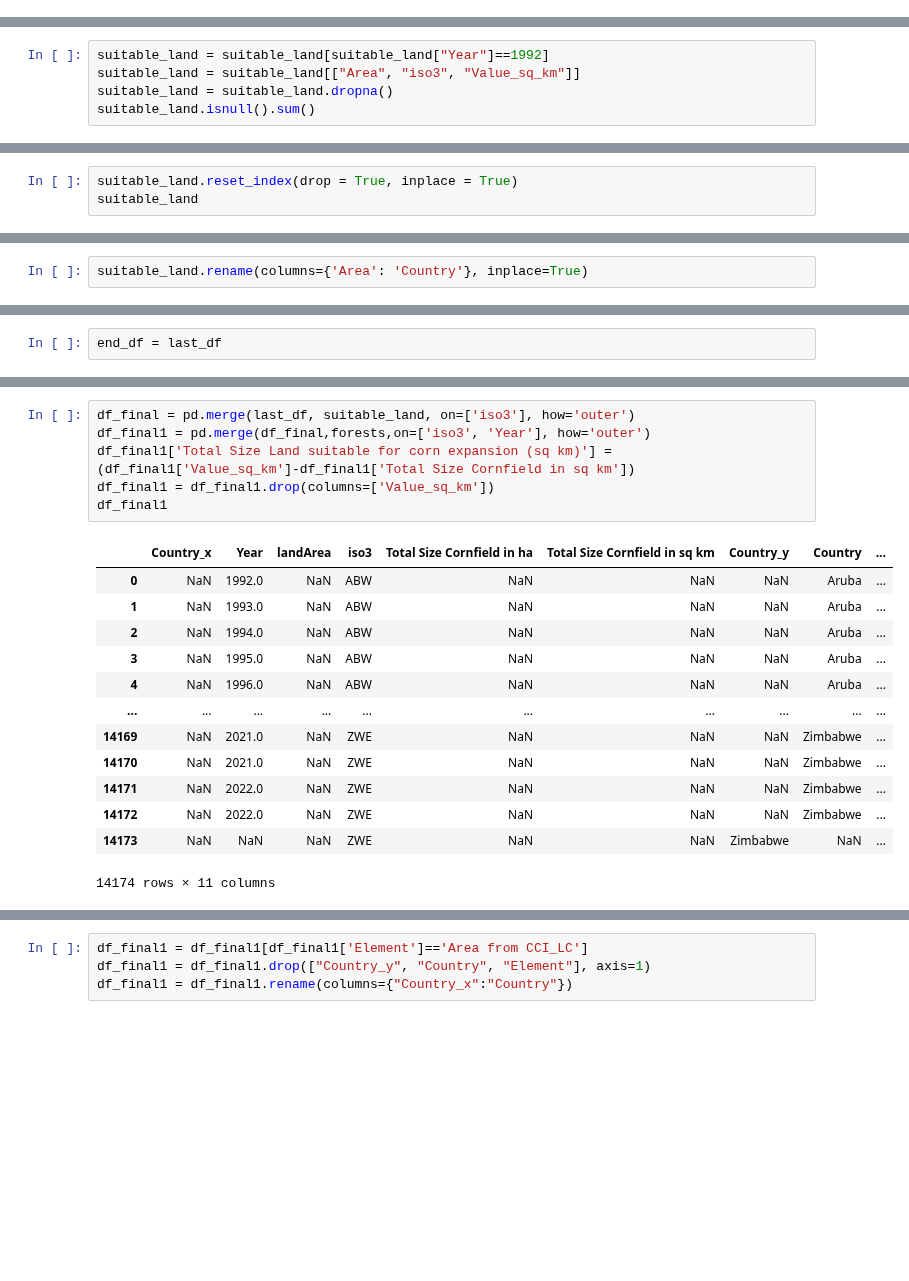
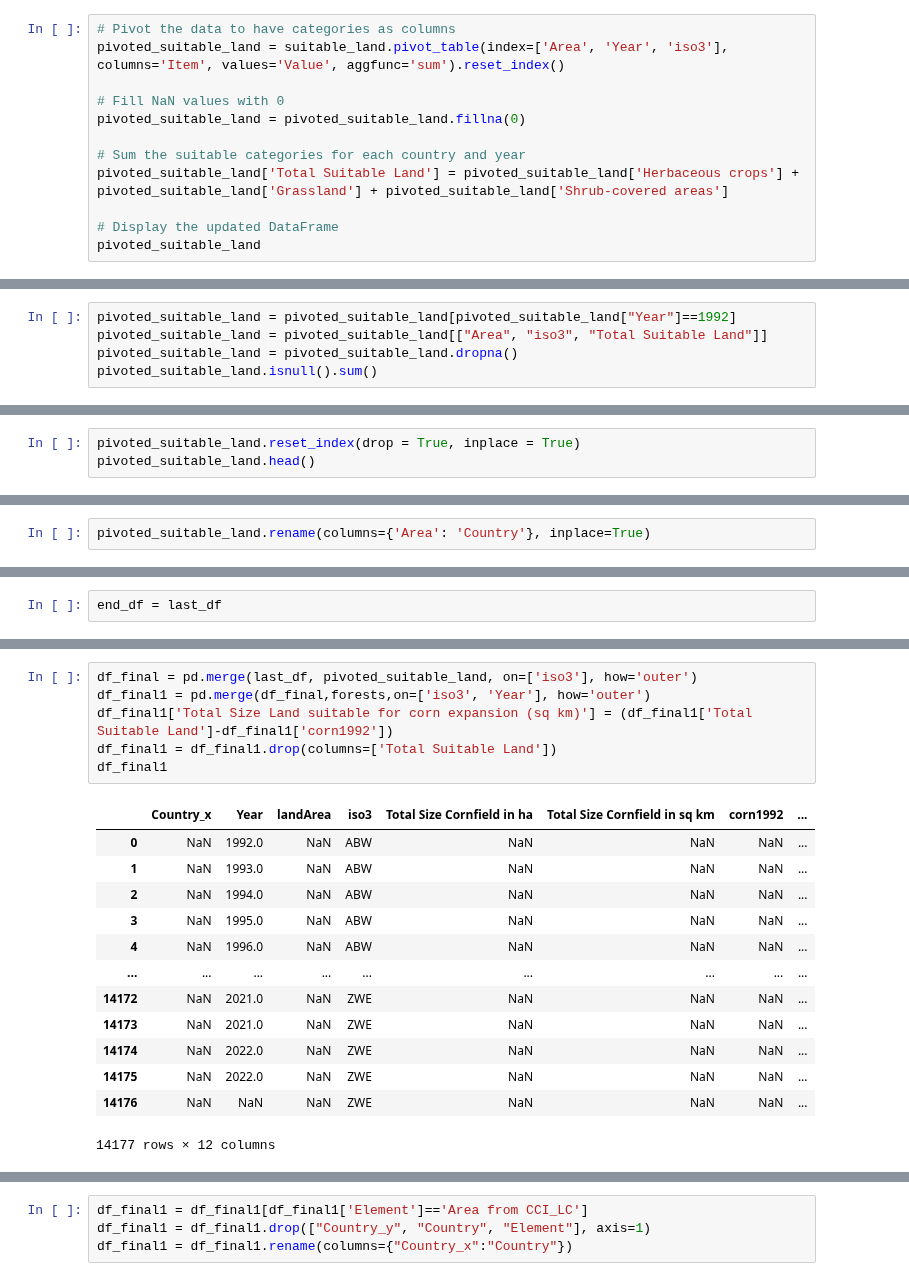
Before and after one commit to ZeliaDec/DataScience, a Jupyter notebook: Data_Notebook.ipynb, the cells around one changed output, grey strips where cells are left out. Cells and saved outputs as stored; diff of their text form; blank space fills up the shorter version.

```diff
--- a/Data_Notebook.ipynb
+++ b/Data_Notebook.ipynb
@@ -719 +793,13 @@ suitable_categories = ['Herbaceous Crops', 'Grassland', 'Shrubland']
 suitable_land = landcover_data[landcover_data['Item'].isin(suitable_categories)]
+# %%
+# Pivot the data to have categories as columns
+pivoted_suitable_land = suitable_land.pivot_table(index=['Area', 'Year', 'iso3'], columns='Item', values='Value', aggfunc='sum').reset_index()
+
+# Fill NaN values with 0
+pivoted_suitable_land = pivoted_suitable_land.fillna(0)
+
+# Sum the suitable categories for each country and year
+pivoted_suitable_land['Total Suitable Land'] = pivoted_suitable_land['Herbaceous crops'] + pivoted_suitable_land['Grassland'] + pivoted_suitable_land['Shrub-covered areas']
+
+# Display the updated DataFrame
+pivoted_suitable_land
@@ -728,6 +828,6 @@ suitable_land[suitable_land["Year"]==1992]["Area"].nunique()
 # %%
-suitable_land = suitable_land[suitable_land["Year"]==1992]
-suitable_land = suitable_land[["Area", "iso3", "Value_sq_km"]]
-suitable_land = suitable_land.dropna()
-suitable_land.isnull().sum()
+pivoted_suitable_land = pivoted_suitable_land[pivoted_suitable_land["Year"]==1992]
+pivoted_suitable_land = pivoted_suitable_land[["Area", "iso3", "Total Suitable Land"]]
+pivoted_suitable_land = pivoted_suitable_land.dropna()
+pivoted_suitable_land.isnull().sum()
 # %% [output]
@@ -737,5 +838,5 @@ Value_sq_km    0
 dtype: int64
 # %%
-suitable_land.reset_index(drop = True, inplace = True)
-suitable_land
+pivoted_suitable_land.reset_index(drop = True, inplace = True)
+pivoted_suitable_land.head()
 # %% [output]
@@ -761,7 +855,7 @@ suitable_land
 #no_iso3 = hetero_var[hetero_var['iso3'].isnull()]
 #no_iso3['Area'].unique()
 # %%
-suitable_land.rename(columns={'Area': 'Country'}, inplace=True)
+pivoted_suitable_land.rename(columns={'Area': 'Country'}, inplace=True)
 # %%
 forests = landcover_data[landcover_data['Item']=='Tree-covered areas']
 forests.rename(columns={'Area': 'Country'}, inplace=True)
@@ -804,23 +887,23 @@ forests.head(30)
 # %%
-df_final = pd.merge(last_df, suitable_land, on=['iso3'], how='outer')
+df_final = pd.merge(last_df, pivoted_suitable_land, on=['iso3'], how='outer')
 df_final1 = pd.merge(df_final,forests,on=['iso3', 'Year'], how='outer')
-df_final1['Total Size Land suitable for corn expansion (sq km)'] = (df_final1['Value_sq_km']-df_final1['Total Size Cornfield in sq km'])
-df_final1 = df_final1.drop(columns=['Value_sq_km'])
+df_final1['Total Size Land suitable for corn expansion (sq km)'] = (df_final1['Total Suitable Land']-df_final1['corn1992'])
+df_final1 = df_final1.drop(columns=['Total Suitable Land'])
 df_final1
 # %% [output]
-|  | Country_x | Year | landArea | iso3 | Total Size Cornfield in ha | Total Size Cornfield in sq km | Country_y | Country | ... |
-| 0 | NaN | 1992.0 | NaN | ABW | NaN | NaN | NaN | Aruba | ... |
-| 1 | NaN | 1993.0 | NaN | ABW | NaN | NaN | NaN | Aruba | ... |
-| 2 | NaN | 1994.0 | NaN | ABW | NaN | NaN | NaN | Aruba | ... |
-| 3 | NaN | 1995.0 | NaN | ABW | NaN | NaN | NaN | Aruba | ... |
-| 4 | NaN | 1996.0 | NaN | ABW | NaN | NaN | NaN | Aruba | ... |
-| ... | ... | ... | ... | ... | ... | ... | ... | ... | ... |
-| 14169 | NaN | 2021.0 | NaN | ZWE | NaN | NaN | NaN | Zimbabwe | ... |
-| 14170 | NaN | 2021.0 | NaN | ZWE | NaN | NaN | NaN | Zimbabwe | ... |
-| 14171 | NaN | 2022.0 | NaN | ZWE | NaN | NaN | NaN | Zimbabwe | ... |
-| 14172 | NaN | 2022.0 | NaN | ZWE | NaN | NaN | NaN | Zimbabwe | ... |
-| 14173 | NaN | NaN | NaN | ZWE | NaN | NaN | Zimbabwe | NaN | ... |
+|  | Country_x | Year | landArea | iso3 | Total Size Cornfield in ha | Total Size Cornfield in sq km | corn1992 | ... |
+| 0 | NaN | 1992.0 | NaN | ABW | NaN | NaN | NaN | ... |
+| 1 | NaN | 1993.0 | NaN | ABW | NaN | NaN | NaN | ... |
+| 2 | NaN | 1994.0 | NaN | ABW | NaN | NaN | NaN | ... |
+| 3 | NaN | 1995.0 | NaN | ABW | NaN | NaN | NaN | ... |
+| 4 | NaN | 1996.0 | NaN | ABW | NaN | NaN | NaN | ... |
+| ... | ... | ... | ... | ... | ... | ... | ... | ... |
+| 14172 | NaN | 2021.0 | NaN | ZWE | NaN | NaN | NaN | ... |
+| 14173 | NaN | 2021.0 | NaN | ZWE | NaN | NaN | NaN | ... |
+| 14174 | NaN | 2022.0 | NaN | ZWE | NaN | NaN | NaN | ... |
+| 14175 | NaN | 2022.0 | NaN | ZWE | NaN | NaN | NaN | ... |
+| 14176 | NaN | NaN | NaN | ZWE | NaN | NaN | NaN | ... |
-14174 rows × 11 columns
+14177 rows × 12 columns
 # %%
 #let's compare Tree-covered areas and Forest Areas from the other dataset
 #df_final1['Forest area (sq km)']=(df_final1['% of Forest Area']/100)*df_final1['landArea']
```
Also changed, not shown: parts of 38 cells of this notebook, 2 other files.
